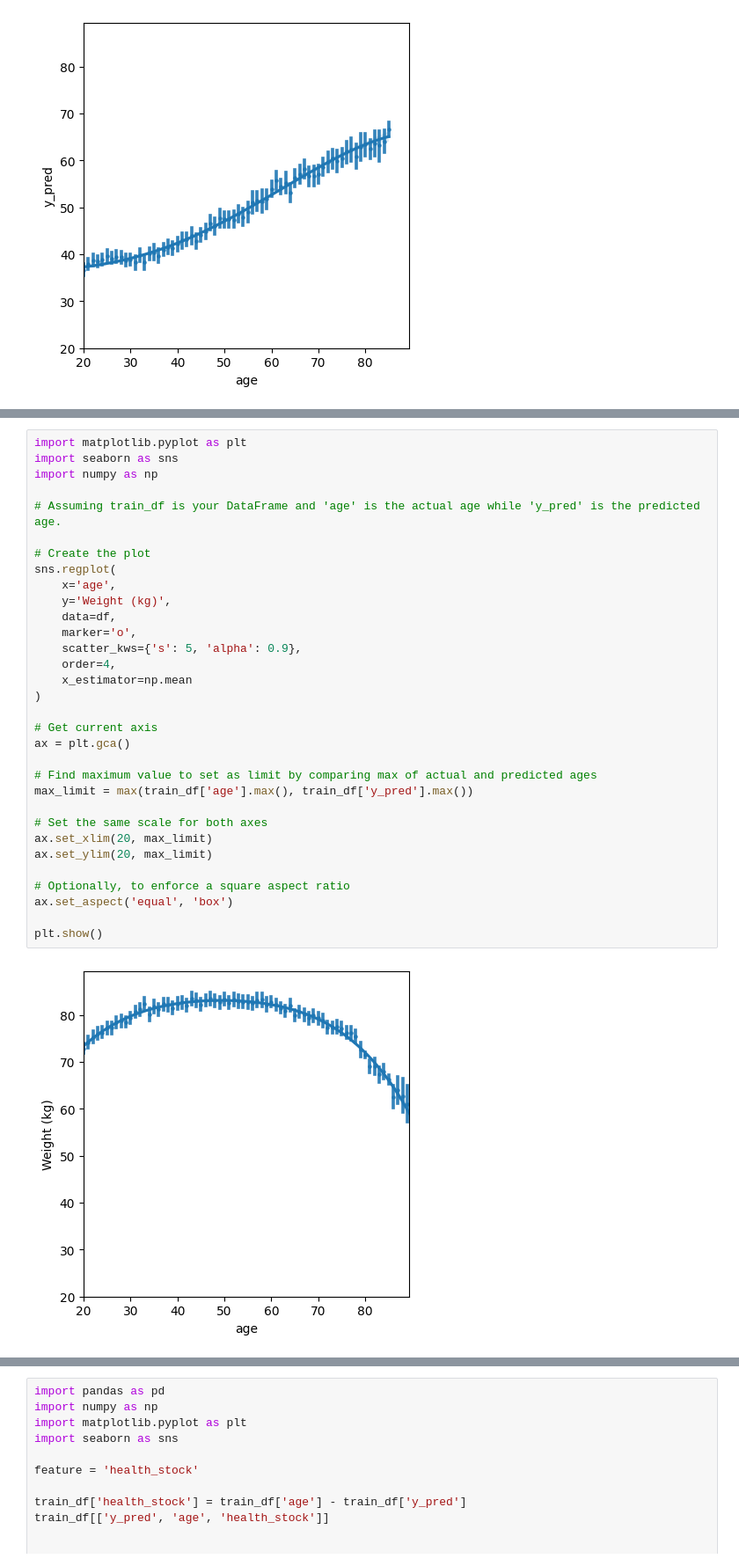
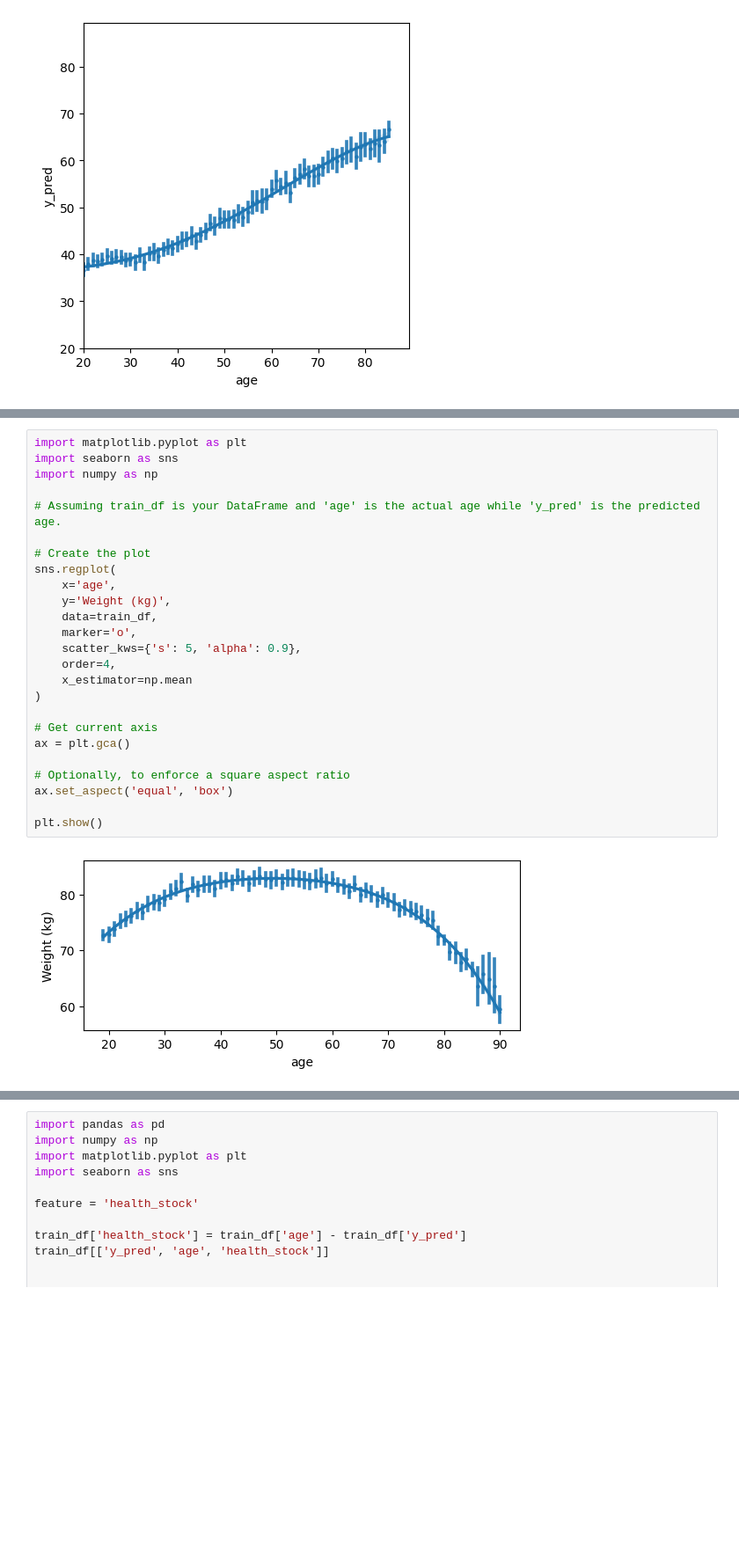
Before and after one commit to NikolayTV/bioage_estimation, a Jupyter notebook: 0.eda+data_prep.ipynb, the cells around one changed output, grey strips where cells are left out. Shown at 88% size. Drawn from its saved outputs; the diff is of its cells as text; blank space fills up the shorter version.

```diff
--- a/0.eda+data_prep.ipynb
+++ b/0.eda+data_prep.ipynb
@@ -530,34 +524,27 @@ plt.show()
 # %%
 import matplotlib.pyplot as plt
 import seaborn as sns
 import numpy as np
 
 # Assuming train_df is your DataFrame and 'age' is the actual age while 'y_pred' is the predicted age.
 
 # Create the plot
 sns.regplot(
     x='age',
     y='Weight (kg)',
-    data=df,
+    data=train_df,
     marker='o',
     scatter_kws={'s': 5, 'alpha': 0.9},
     order=4,
     x_estimator=np.mean
 )
 
 # Get current axis
 ax = plt.gca()
 
-# Find maximum value to set as limit by comparing max of actual and predicted ages
-max_limit = max(train_df['age'].max(), train_df['y_pred'].max())
-
-# Set the same scale for both axes
-ax.set_xlim(20, max_limit)
-ax.set_ylim(20, max_limit)
-
 # Optionally, to enforce a square aspect ratio
 ax.set_aspect('equal', 'box')
 
 plt.show()
 # %% [output]
-[figure, old version]
+[figure, new version]
```
Also changed, not shown: parts of 14 cells of this notebook, 17 other files.
